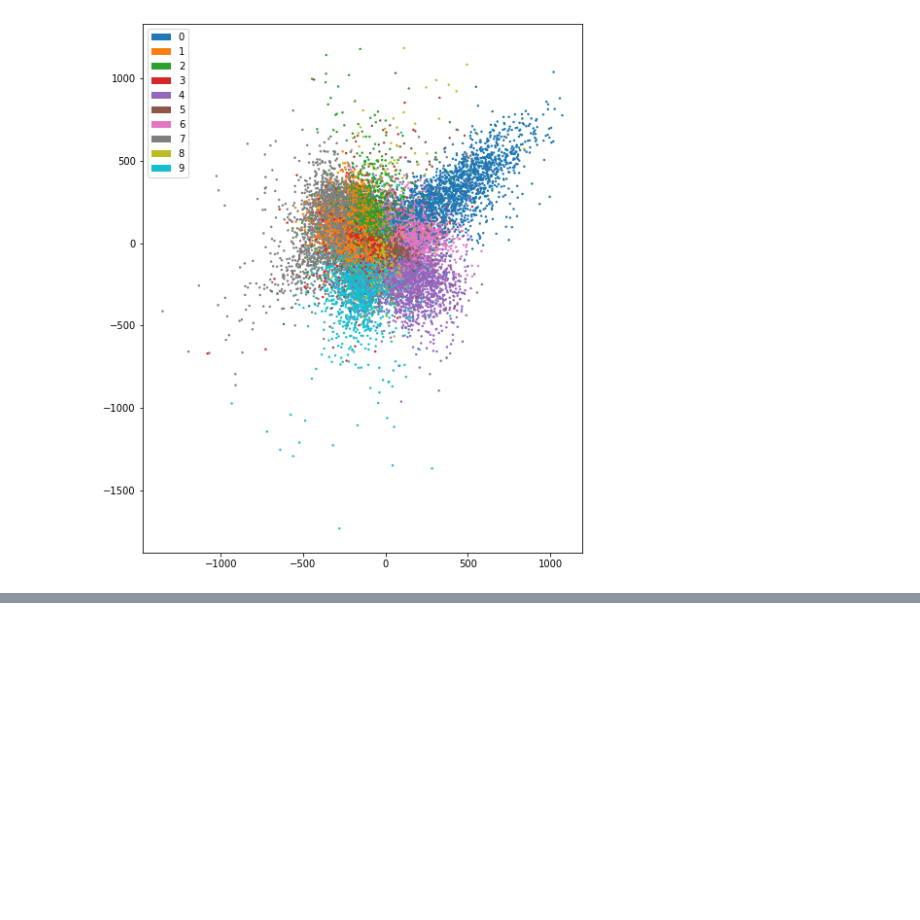
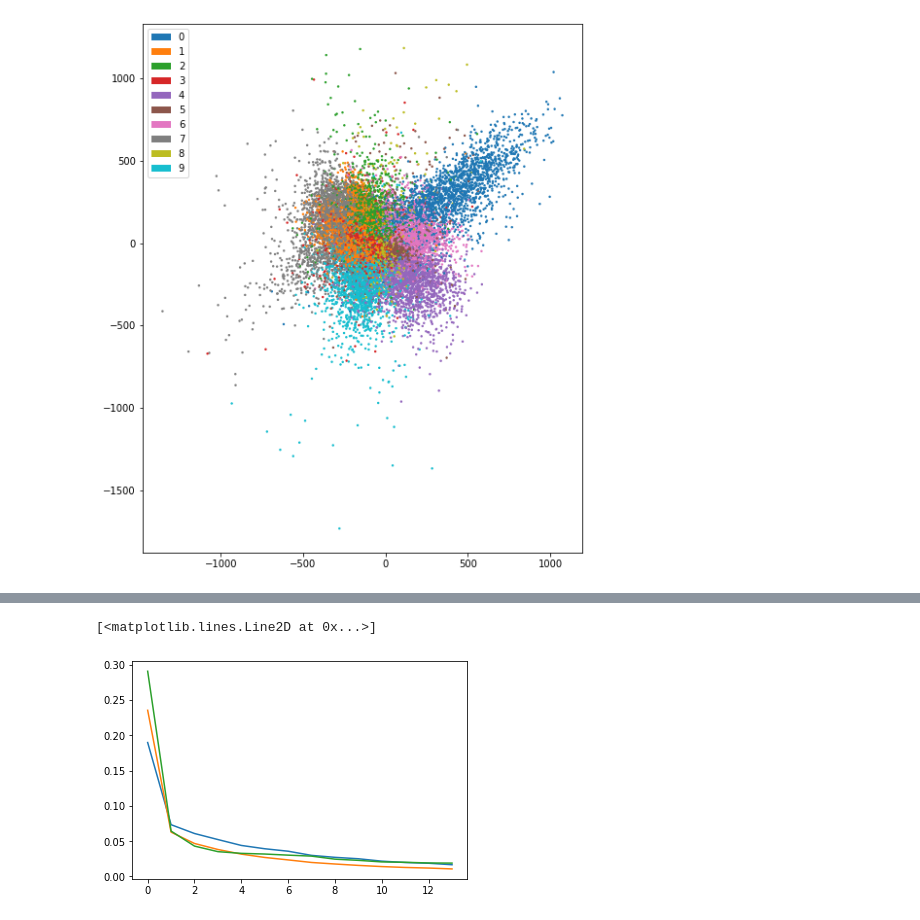
Before and after one commit to einbandi/ptsne-pytorch, a Jupyter notebook: vector-field.ipynb, the cells around one changed output, grey strips where cells are left out. Drawn from its saved outputs; the diff is of its cells as text; code cells hidden in the pictures; blank space fills up the shorter version.

```diff
--- a/vector-field.ipynb
+++ b/vector-field.ipynb
@@ -324,0 +409,7 @@ plt.quiver(xx[idx_x, idx_y], yy[idx_x, idx_y], u_interp[idx_x, idx_y], v_interp[
+# %%
+plt.plot(10*flow_int)
+plt.plot(10*flow)
+plt.plot(div)
+# %% [output]
+[<matplotlib.lines.Line2D at 0x...>]
+[figure, added]
```
Also changed, not shown: parts of 26 cells of this notebook, 1 other file.
